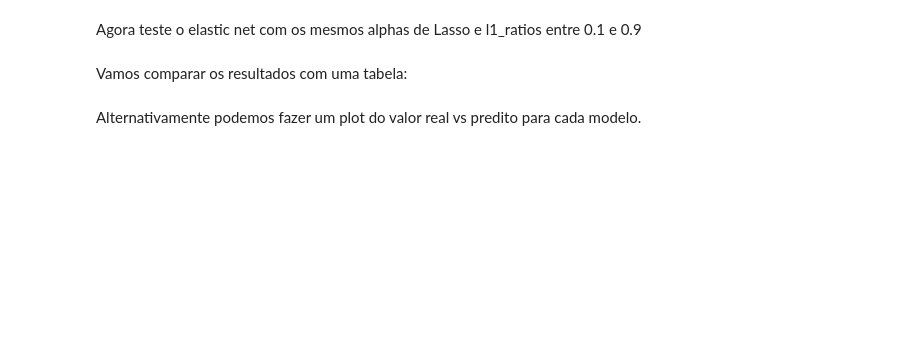
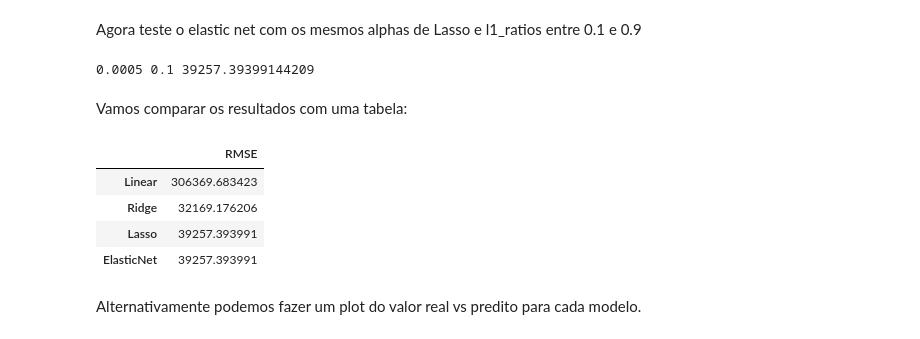
Before and after one commit to marcossuzuki/UFABC-ML-2018, a Jupyter notebook: Regularization_and_Gradient_Descent_Exercises.ipynb, the cells around one changed output. Drawn from its saved outputs; the diff is of its cells as text; code cells hidden in the pictures; blank space fills up the shorter version.

```diff
--- a/Regularization_and_Gradient_Descent_Exercises.ipynb
+++ b/Regularization_and_Gradient_Descent_Exercises.ipynb
@@ -252,8 +284,8 @@ def rmse(ytrue, ypredicted):
 # %%
 from sklearn.linear_model import LinearRegression
 
-linearRegression = ???
+linearRegression = LinearRegression().fit(X_train, y_train)
 
-linearRegression_rmse = rmse(???)
+linearRegression_rmse = rmse(linearRegression.predict(X_test),y_test)
 
 print(linearRegression_rmse)
@@ -287,8 +323,8 @@ from sklearn.linear_model import RidgeCV
 alphas = [0.005, 0.05, 0.1, 0.3, 1, 3, 5, 10, 15, 30, 80]
 
 ridgeCV = RidgeCV(alphas=alphas,
-                  cv=4).fit(???)
+                  cv=4).fit(X_train, y_train)
 
-ridgeCV_rmse = rmse(???)
+ridgeCV_rmse = rmse(ridgeCV.predict(X_test), y_test)
 
 print(ridgeCV.alpha_, ridgeCV_rmse)
@@ -312,8 +350,8 @@ alphas2 = np.array([1e-5, 5e-5, 0.0001, 0.0005])
 
 lassoCV = LassoCV(alphas=alphas2,
                   max_iter=5e4,
-                  cv=3).fit(???)
+                  cv=3).fit(X_train, y_train)
 
-lassoCV_rmse = rmse(???)
+lassoCV_rmse = rmse(lassoCV.predict(X_test), y_test)
 
 print(lassoCV.alpha_, lassoCV_rmse)
@@ -331,20 +373,28 @@ l1_ratios = np.linspace(0.1, 0.9, 9)
 
 elasticNetCV = ElasticNetCV(alphas=alphas2,
                             l1_ratio=l1_ratios,
-                            max_iter=1e4).fit(???)
-elasticNetCV_rmse = rmse(???)
+                            max_iter=1e4).fit(X_train, y_train)
+elasticNetCV_rmse = rmse(lassoCV.predict(X_test), y_test)
 
 print(elasticNetCV.alpha_, elasticNetCV.l1_ratio_, elasticNetCV_rmse)
+# %% [output]
+0.0005 0.1 39257.39399144209
 # %% [markdown]
 Vamos comparar os resultados com uma tabela:
 # %%
 rmse_vals = [linearRegression_rmse, ridgeCV_rmse, lassoCV_rmse, elasticNetCV_rmse]
 
 labels = ['Linear', 'Ridge', 'Lasso', 'ElasticNet']
 
-rmse_df = pd.Series(???, index=???).to_frame()
+rmse_df = pd.Series([linearRegression_rmse, ridgeCV_rmse, lassoCV_rmse, elasticNetCV_rmse], index=labels).to_frame()
 rmse_df.rename(columns={0: 'RMSE'}, inplace=1)
 rmse_df
+# %% [output]
+|  | RMSE |
+| Linear | 306369.683423 |
+| Ridge | 32169.176206 |
+| Lasso | 39257.393991 |
+| ElasticNet | 39257.393991 |
 # %% [markdown]
 Alternativamente podemos fazer um plot do valor real vs predito para cada modelo.
 # %%
```
Also changed, not shown: parts of 15 cells of this notebook.
